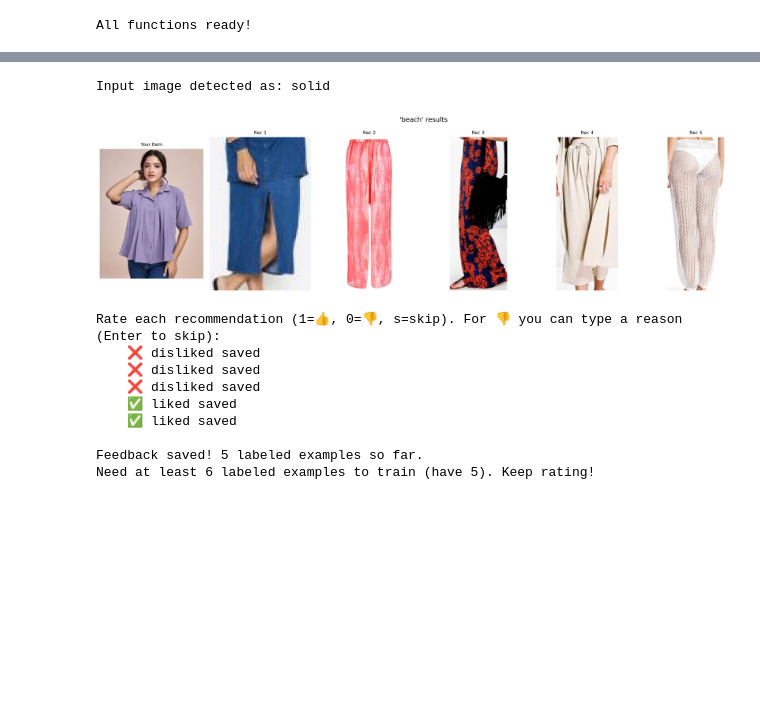
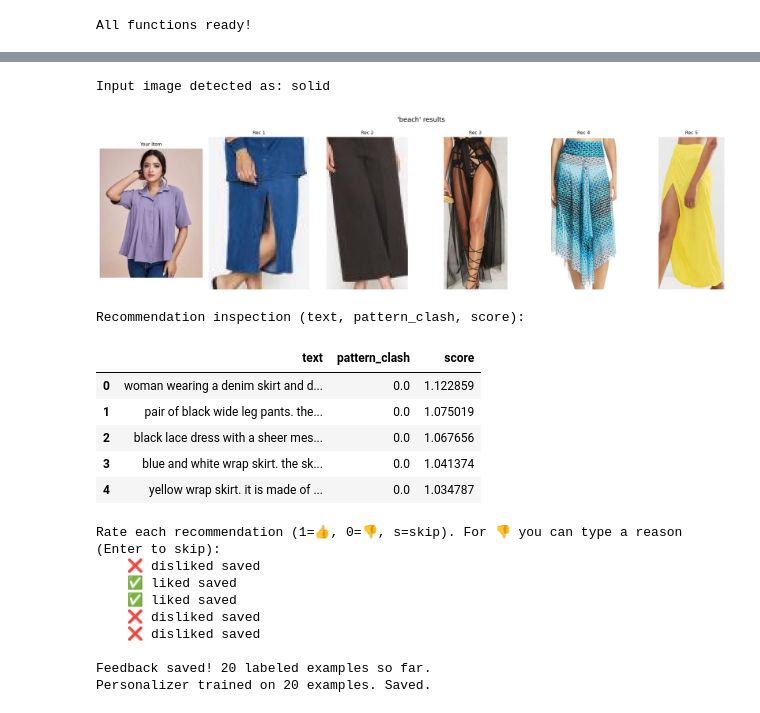
Before and after one commit to ramya0128/runwAI, a Jupyter notebook: fashion_latest.ipynb, the cells around one changed output, grey strips where cells are left out. Saved outputs shown, nothing was run; the diff lists cells and outputs as text; code cells hidden in the pictures; blank space fills up the shorter version.

```diff
--- a/fashion_latest.ipynb
+++ b/fashion_latest.ipynb
@@ -48,6 +52,18 @@ import os
 
 # ── Feedback log storage (replaces the old liked/disliked ID lists) ────
 FEEDBACK_LOG_FILE = "feedback_log.json"
+OLD_FEEDBACK_LOG_FILE = "feedback_log_old.json"
+
+# Rename old feedback log if it hasn't been migrated yet (old format had no item_ID)
+if os.path.exists(FEEDBACK_LOG_FILE) and not os.path.exists(OLD_FEEDBACK_LOG_FILE):
+    try:
+        with open(FEEDBACK_LOG_FILE) as _f:
+            _old_entries = json.load(_f)
+        if _old_entries and "item_ID" not in _old_entries[0]:
+            os.rename(FEEDBACK_LOG_FILE, OLD_FEEDBACK_LOG_FILE)
+            print("Renamed legacy feedback_log.json to feedback_log_old.json")
+    except Exception as _e:
+        print(f"Feedback log migration note: {_e}")
 
 def load_feedback_log():
     if os.path.exists(FEEDBACK_LOG_FILE):
@@ -826,7 +791,7 @@ def siamese_score(query_vec, candidate_vecs):
     return scores
 
 # ── Text recommendation ────────────────────────────────────────────────────
-def recommend_from_text(text, top_k=3, n_candidates=200):
+def _original_recommend_from_text(query_text, top_k=5, n_candidates=200):
     query_vec = get_text_features(text)
     intent    = detect_intent(text)
     print(f"Detected intent: {intent}")
@@ -993,15 +958,6 @@ def recommend_from_image_and_text(pil_image, text, garment_type="top", top_k=5,
     filtered_rows = []
 
     for _, row in candidate_meta.iterrows():
-        candidate_text = str(row["text"]).lower()
-
-        # Rule 1: avoid pattern-on-pattern (using image detection)
-        if input_is_busy and is_patterned(candidate_text):
-            continue
-
-        # Rule 2: avoid color clashes
-        if colors_clash(input_text, candidate_text):
-            continue
 
         # Diversity rule: max 2 per sub-category
         cat   = row.get("category2", row.get("category1", "unknown"))
@@ -1345,33 +1330,46 @@ def compute_mood_fit(text_vec, candidate_vecs):
 # display_results(result, input_image=test_img, query_text="formal office wear")
 # %%
 from PIL import Image
+import os
 
 # ── Upload your own image here ────────────────────────────────────────────
-# Option 1 — local file
-my_image = Image.open(r"C:\Users\shriy\OneDrive\Documents\ML-PROJECT-main\top6.jpg").convert("RGB")
+# Option 1 — local file (checking workspace and relative paths)
+img_candidate = "top6.jpg" if os.path.exists("top6.jpg") else r"C:\Users\shriy\OneDrive\Documents\ML-PROJECT-main\top6.jpg"
+my_image = Image.open(img_candidate).convert("RGB")
 
 # Option 2 — use any catalog image by index
 # my_image = ds_f200k_filtered[500]["image"]
 
 # ── Change these as you like ──────────────────────────────────────────────
 mood         = "beach"   # e.g. "party night", "formal office", "beach day"
-garment_type = "top"               # "top", "bottom", or "dress"
+garment_type = "top"     # "top", "bottom", or "dress"
 
 # ── Run ───────────────────────────────────────────────────────────────────
 result = recommend_from_image_and_text(my_image, mood, garment_type=garment_type)
 display_results(result, input_image=my_image, query_text=mood)
 
+# Soft penalty verification: check recommended items, pattern clash flag, and final scores
+print("\nRecommendation inspection (text, pattern_clash, score):")
+display(result["meta"][["text", "pattern_clash", "score"]])
+
 rate_recommendations(result)
 # %% [output]
 Input image detected as: solid
-[figure, old version]
+[figure, new version]
-Rate each recommendation (1=👍, 0=👎, s=skip). For 👎 you can type a reason (Enter to skip):
-    ❌ disliked saved
-    ❌ disliked saved
-    ❌ disliked saved
-    ✅ liked saved
-    ✅ liked saved
-
-Feedback saved! 5 labeled examples so far.
-Need at least 6 labeled examples to train (have 5). Keep rating!
+Recommendation inspection (text, pattern_clash, score):
+|  | text | pattern_clash | score |
+| 0 | woman wearing a denim skirt and d... | 0.0 | 1.122859 |
+| 1 | pair of black wide leg pants. the... | 0.0 | 1.075019 |
+| 2 | black lace dress with a sheer mes... | 0.0 | 1.067656 |
+| 3 | blue and white wrap skirt. the sk... | 0.0 | 1.041374 |
+| 4 | yellow wrap skirt. it is made of ... | 0.0 | 1.034787 |
+Rate each recommendation (1=👍, 0=👎, s=skip). For 👎 you can type a reason (Enter to skip):
+    ❌ disliked saved
+    ✅ liked saved
+    ✅ liked saved
+    ❌ disliked saved
+    ❌ disliked saved
+
+Feedback saved! 20 labeled examples so far.
+Personalizer trained on 20 examples. Saved.
 # %%
```
Also changed, not shown: parts of 10 cells of this notebook, 1 other file.
